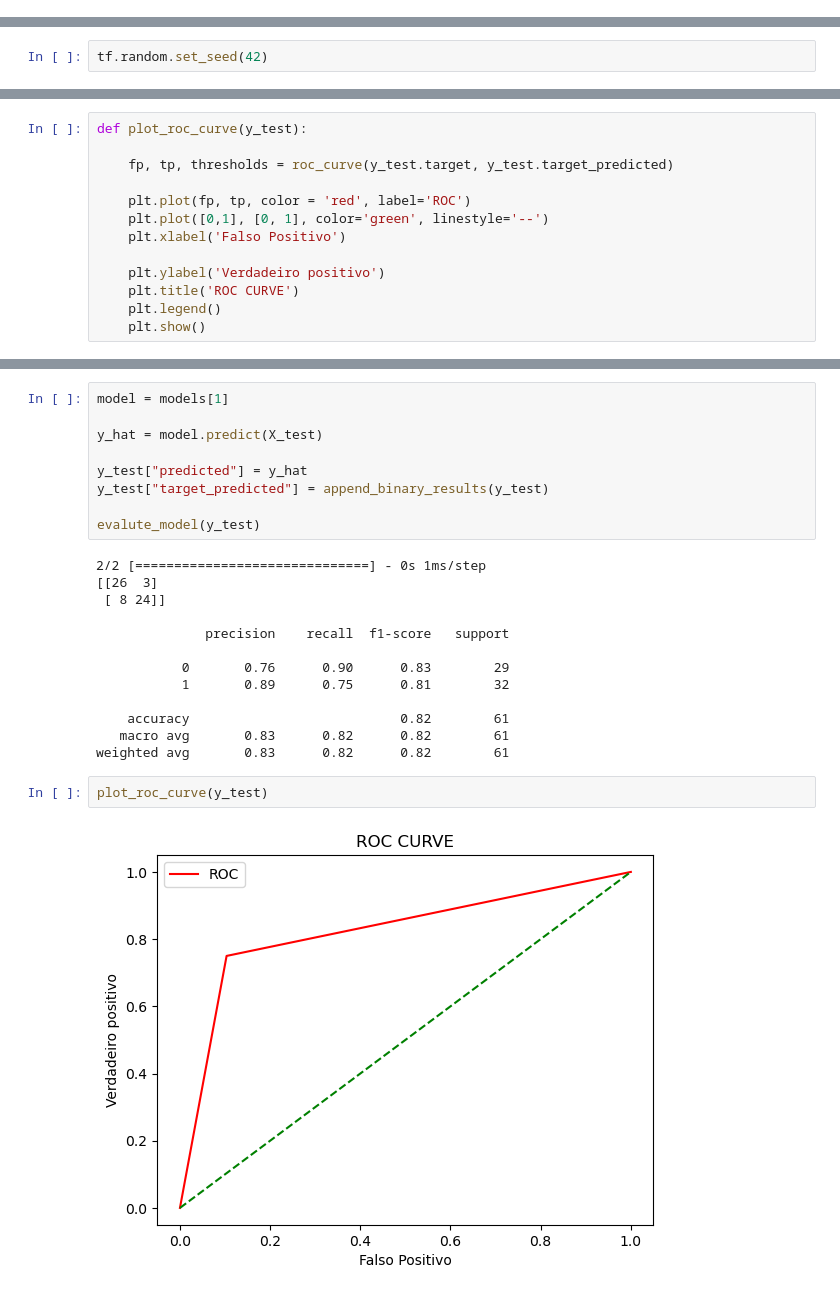
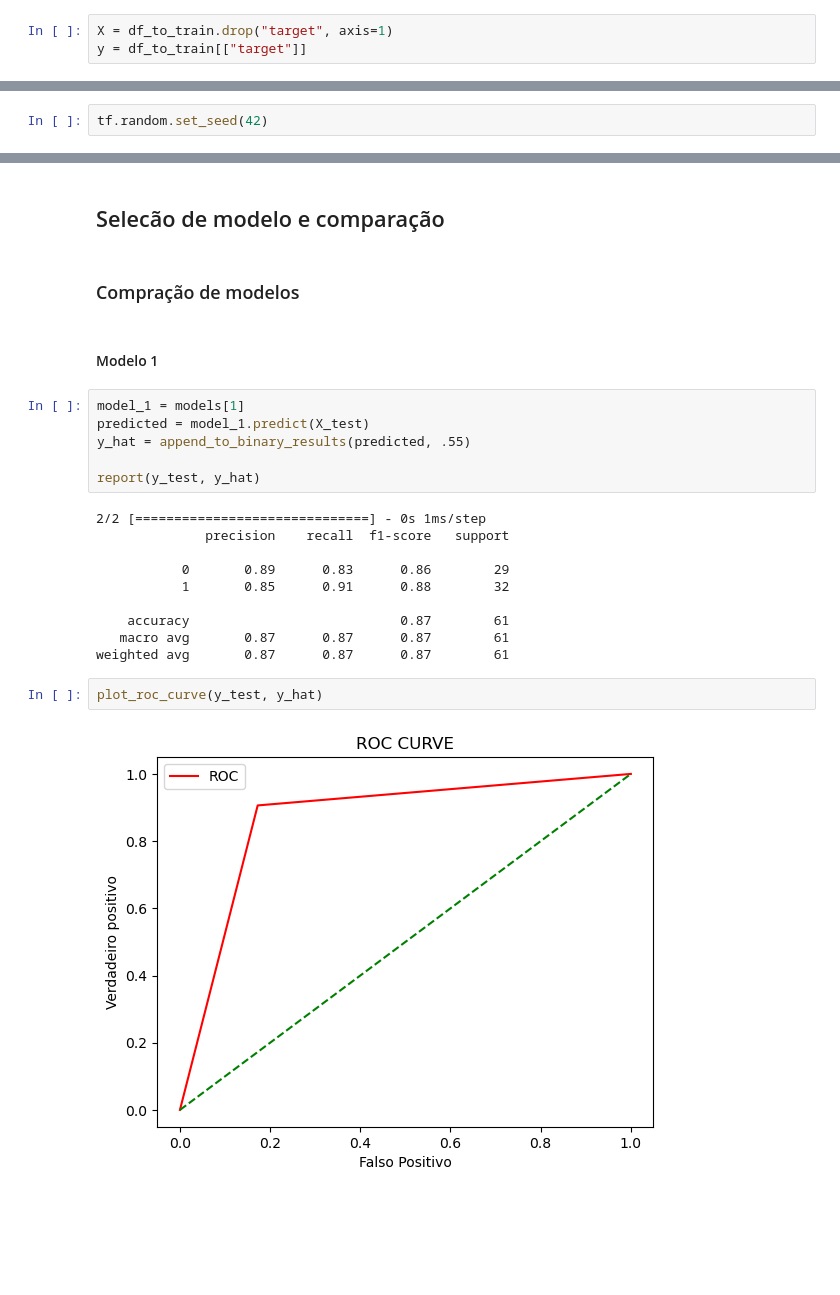
Before and after one commit to dougbatista/fiap, a Jupyter notebook: Deep learning/Notebooks/Ex_1.ipynb, the cells around one changed output, grey strips where cells are left out. Drawn from its saved outputs; the diff is of its cells as text; blank space fills up the shorter version.

```diff
--- a/Deep learning/Notebooks/Ex_1.ipynb
+++ b/Deep learning/Notebooks/Ex_1.ipynb
@@ -204,3 +153,6 @@ y = df_to_train[["target"]]
+# %%
+X = df_to_train.drop("target", axis=1)
+y = df_to_train[["target"]]
 # %%
 X.shape
 # %% [output]
@@ -768,13 +664,0 @@ def evalute_model(y_test):
-# %%
-def plot_roc_curve(y_test):
-
-    fp, tp, thresholds = roc_curve(y_test.target, y_test.target_predicted)
-
-    plt.plot(fp, tp, color = 'red', label='ROC')
-    plt.plot([0,1], [0, 1], color='green', linestyle='--')
-    plt.xlabel('Falso Positivo')
-
-    plt.ylabel('Verdadeiro positivo')
-    plt.title('ROC CURVE')
-    plt.legend()
-    plt.show()
@@ -785,26 +665,26 @@ def plot_roc_curve(y_test):
-# %%
-model = models[1]
-
-y_hat = model.predict(X_test)
-
-y_test["predicted"] = y_hat
-y_test["target_predicted"] = append_binary_results(y_test)
-
-evalute_model(y_test)
-# %% [output]
-2/2 [==============================] - 0s 1ms/step
-[[26  3]
- [ 8 24]]
-
-              precision    recall  f1-score   support
-
-           0       0.76      0.90      0.83        29
-           1       0.89      0.75      0.81        32
-
-    accuracy                           0.82        61
-   macro avg       0.83      0.82      0.82        61
-weighted avg       0.83      0.82      0.82        61
+# %% [markdown]
+## Selecão de modelo e comparação
+# %% [markdown]
+### Compração de modelos
+# %% [markdown]
+#### Modelo 1
+# %%
+model_1 = models[1]
+predicted = model_1.predict(X_test)
+y_hat = append_to_binary_results(predicted, .55)
+
+report(y_test, y_hat)
+# %% [output]
+2/2 [==============================] - 0s 1ms/step
+              precision    recall  f1-score   support
+
+           0       0.89      0.83      0.86        29
+           1       0.85      0.91      0.88        32
+
+    accuracy                           0.87        61
+   macro avg       0.87      0.87      0.87        61
+weighted avg       0.87      0.87      0.87        61
 # %%
-plot_roc_curve(y_test)
+plot_roc_curve(y_test, y_hat)
 # %% [output]
-[figure, old version]
+[figure, new version]
```
Also changed, not shown: parts of 68 cells of this notebook.
